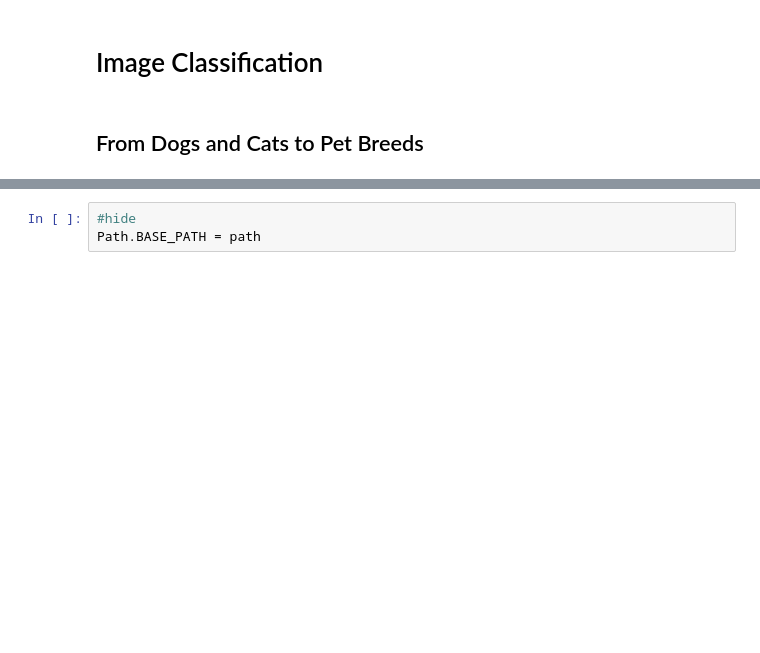
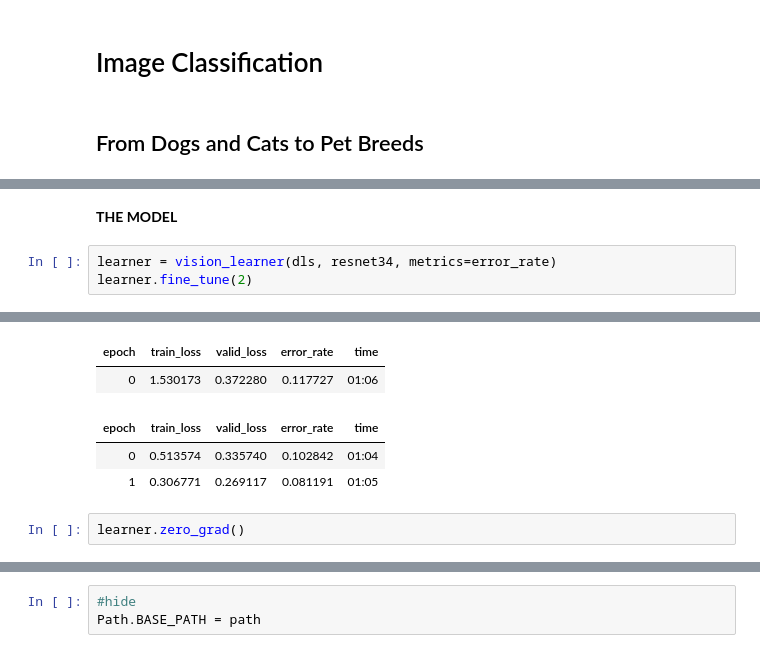
Before and after one commit to mail2venkie/fastbook, a Jupyter notebook: myclean/05_pet_breeds.ipynb, the cells around one changed output, grey strips where cells are left out. Cells and saved outputs as stored; diff of their text form; blank space fills up the shorter version.

```diff
--- a/myclean/05_pet_breeds.ipynb
+++ b/myclean/05_pet_breeds.ipynb
@@ -22,0 +46,6 @@ path.ls()
+# %% [markdown]
+**THE MODEL**
+# %%
+learner = vision_learner(dls, resnet34, metrics=error_rate)
+learner.fine_tune(2)
+# %% [output]
@@ -22,0 +53,7 @@ path.ls()
+| epoch | train_loss | valid_loss | error_rate | time |
+| 0 | 1.530173 | 0.372280 | 0.117727 | 01:06 |
+| epoch | train_loss | valid_loss | error_rate | time |
+| 0 | 0.513574 | 0.335740 | 0.102842 | 01:04 |
+| 1 | 0.306771 | 0.269117 | 0.081191 | 01:05 |
+# %%
+learner.zero_grad()
```
Also changed, not shown: parts of 14 cells of this notebook.
